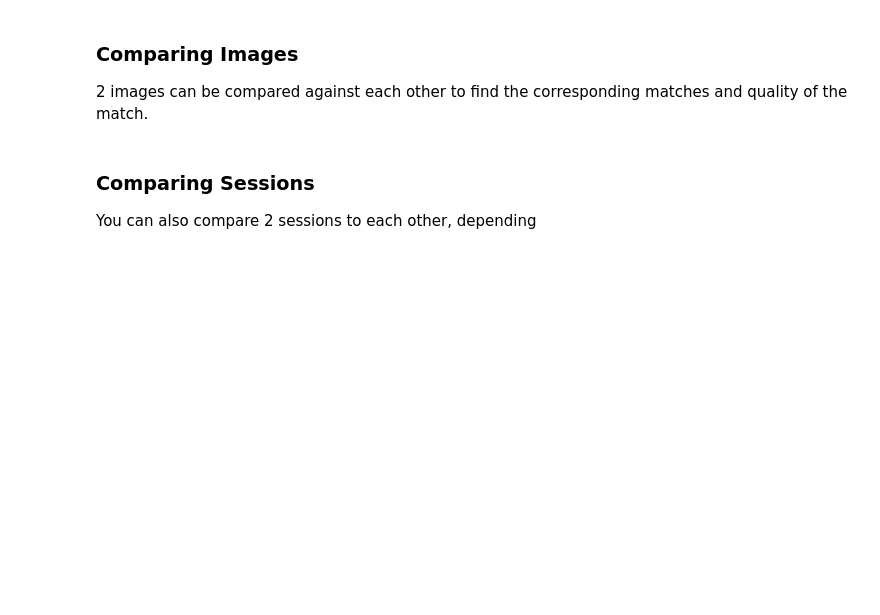
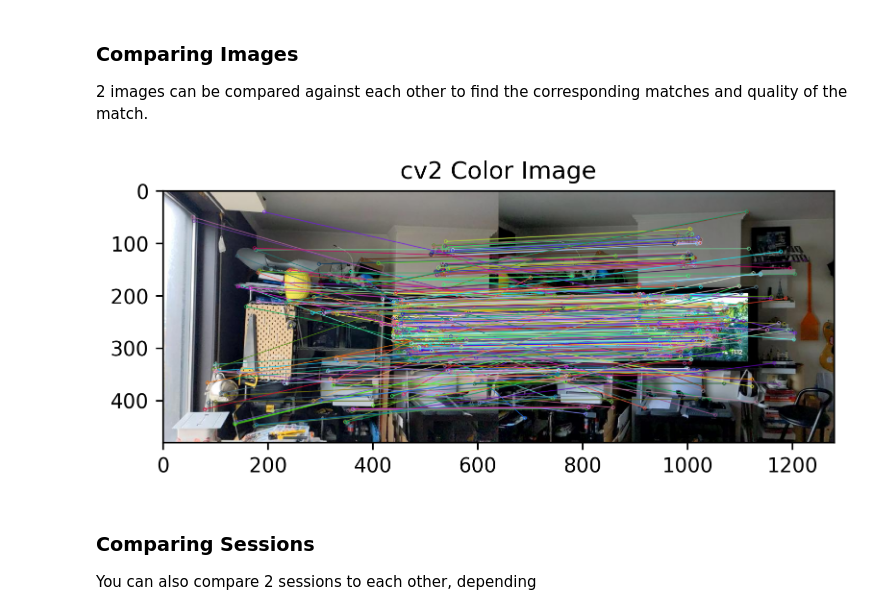
Before and after one commit to JelleKUL/SessionAlignment, a Jupyter notebook: src/positioning/examples.ipynb, the cells around one changed output. Drawn from its saved outputs; the diff is of its cells as text; code cells hidden in the pictures; blank space fills up the shorter version.

```diff
--- a/src/positioning/examples.ipynb
+++ b/src/positioning/examples.ipynb
@@ -97,26 +98,28 @@ All the different methods and functions to calculate the relative position of a
 # %%
 import session
 from matplotlib import pyplot as plt
 import cv2
 
 #import 2 images from a session
 sessionDirectory = "/Volumes/Data drive/Documents/Doctoraat Local/PythonDataAlignment/src/positioning/images/session-2021-11-25 11-12-17"
 singleSession = session.Session().from_path(sessionDirectory)
 image1 = singleSession.imageTransforms[0]
 image2 = singleSession.imageTransforms[1]
-image3 = singleSession.imageTransforms[2]
-
 
 #Find the matches between the 2 images
 import imagematch as im
 
 match = im.ImageMatch(image1, image2)
-match.find_matches()
-matchImage = match.draw_image_matches()
+match.find_matches() #find the matches of the image
+
+#plotting
+matchImage = match.draw_image_matches() #get an image with the matches displayed
 plt.rcParams['figure.dpi'] = 300
 plt.imshow(cv2.cvtColor(matchImage, cv2.COLOR_BGR2RGB))
 plt.title('cv2 Color Image')
 plt.show()
+# %% [output]
+[figure, added]
 # %% [markdown]
 ### Comparing Sessions
 You can also compare 2 sessions to each other, depending
```
Also changed, not shown: parts of 20 cells of this notebook, 9 other files.
